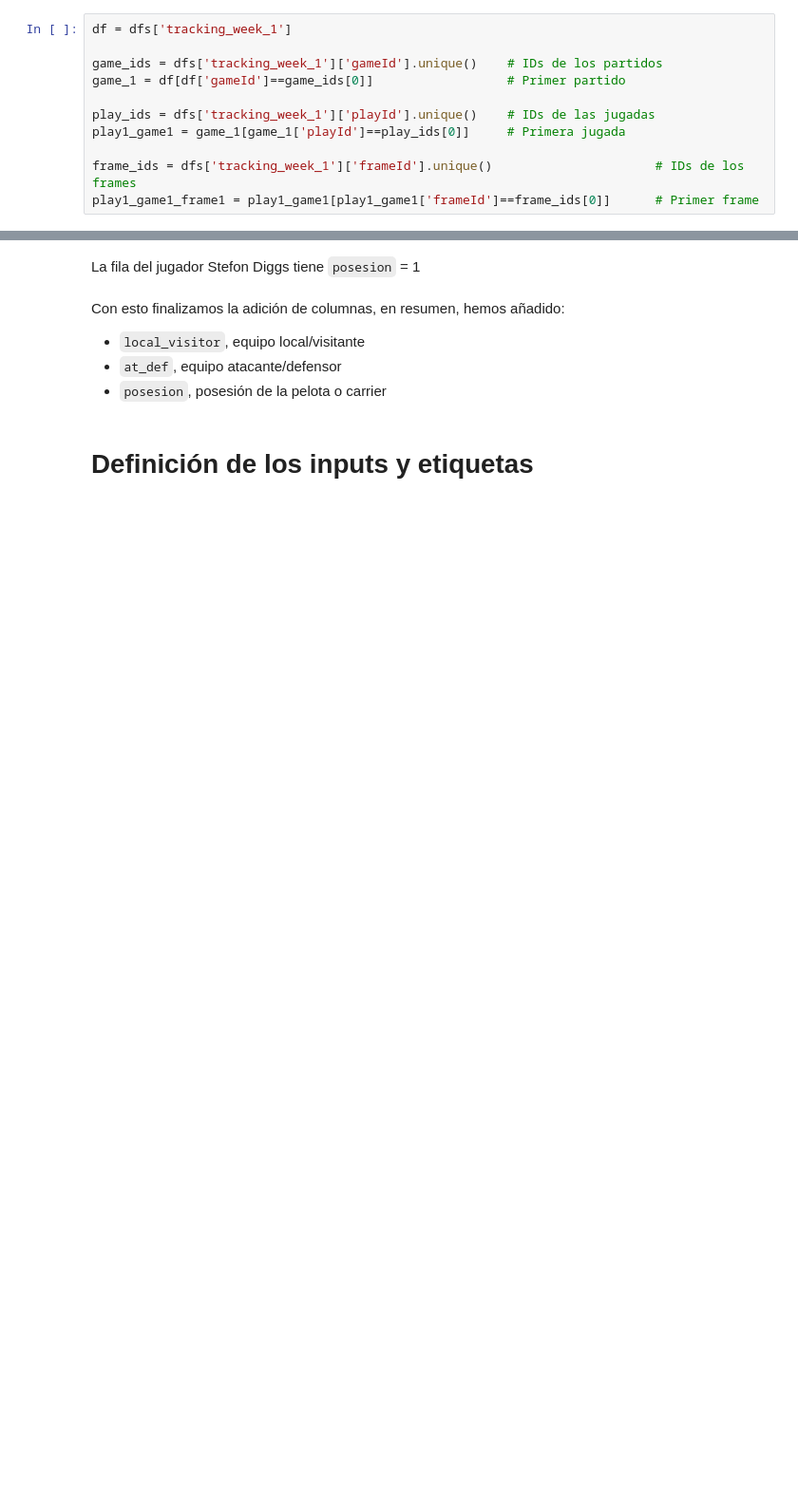
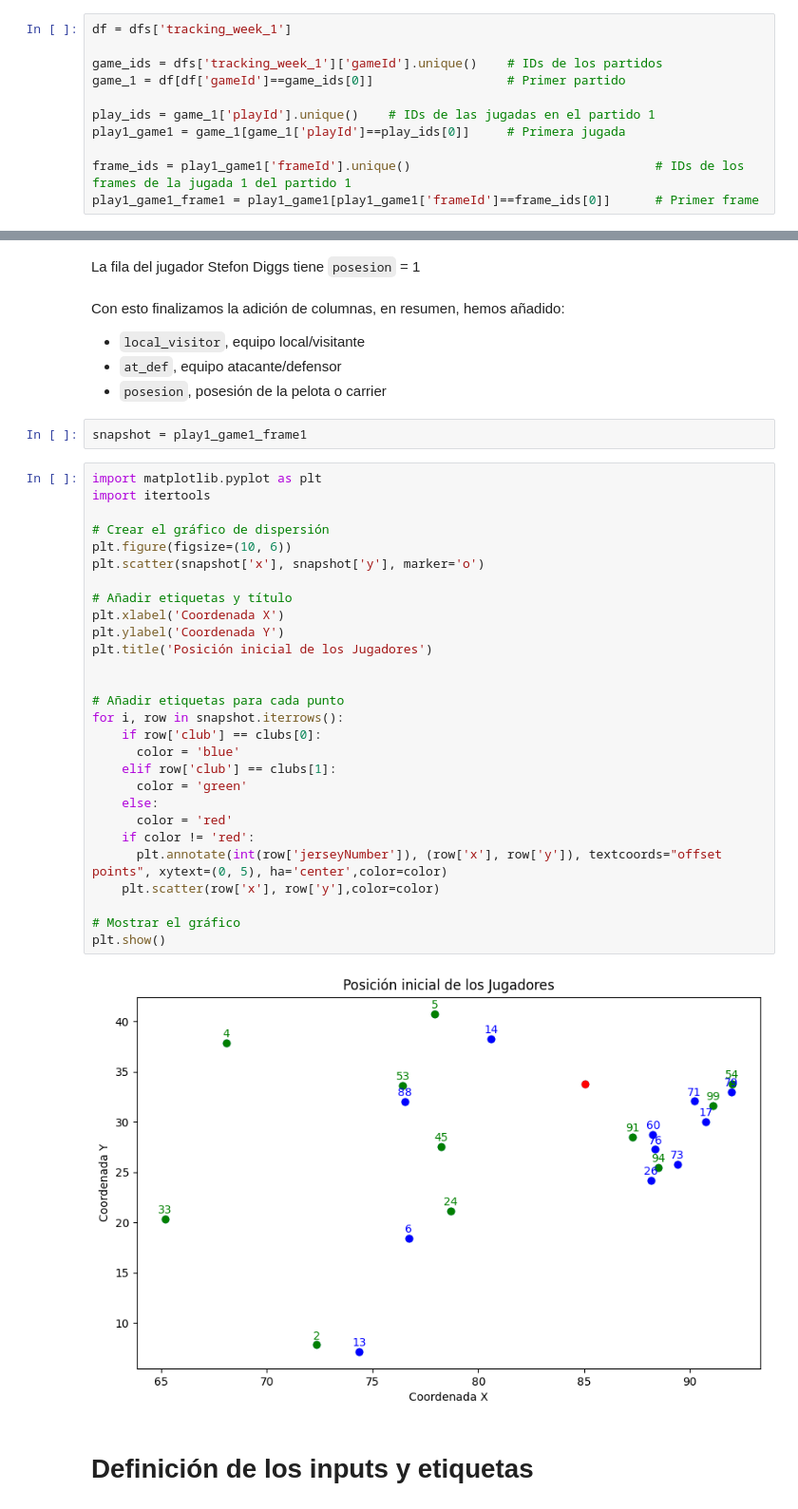
Before and after one commit to Alf-caput/NFL2022_TacklePredictNN, a Jupyter notebook: anruki.ipynb, the cells around one changed output, grey strips where cells are left out. Shown at 95% size. Cells and saved outputs as stored; diff of their text form; blank space fills up the shorter version.

Commit message:
correccion fallo en play_ids

```diff
--- a/anruki.ipynb
+++ b/anruki.ipynb
@@ -253,8 +253,8 @@ df = dfs['tracking_week_1']
 game_ids = dfs['tracking_week_1']['gameId'].unique()    # IDs de los partidos
 game_1 = df[df['gameId']==game_ids[0]]                  # Primer partido
 
-play_ids = dfs['tracking_week_1']['playId'].unique()    # IDs de las jugadas
+play_ids = game_1['playId'].unique()    # IDs de las jugadas en el partido 1
 play1_game1 = game_1[game_1['playId']==play_ids[0]]     # Primera jugada
 
-frame_ids = dfs['tracking_week_1']['frameId'].unique()                      # IDs de los frames
+frame_ids = play1_game1['frameId'].unique()                                 # IDs de los frames de la jugada 1 del partido 1
 play1_game1_frame1 = play1_game1[play1_game1['frameId']==frame_ids[0]]      # Primer frame
@@ -380,5 +392,37 @@ Con esto finalizamos la adición de columnas, en resumen, hemos añadido:
 - `local_visitor`, equipo local/visitante
 - `at_def`, equipo atacante/defensor
 - `posesion`, posesión de la pelota o carrier
+# %%
+snapshot = play1_game1_frame1
+# %%
+import matplotlib.pyplot as plt
+import itertools
+
+# Crear el gráfico de dispersión
+plt.figure(figsize=(10, 6))
+plt.scatter(snapshot['x'], snapshot['y'], marker='o')
+
+# Añadir etiquetas y título
+plt.xlabel('Coordenada X')
+plt.ylabel('Coordenada Y')
+plt.title('Posición inicial de los Jugadores')
+
+
+# Añadir etiquetas para cada punto
+for i, row in snapshot.iterrows():
+    if row['club'] == clubs[0]:
+      color = 'blue'
+    elif row['club'] == clubs[1]:
+      color = 'green'
+    else:
+      color = 'red'
+    if color != 'red':
+      plt.annotate(int(row['jerseyNumber']), (row['x'], row['y']), textcoords="offset points", xytext=(0, 5), ha='center',color=color)
+    plt.scatter(row['x'], row['y'],color=color)
+
+# Mostrar el gráfico
+plt.show()
+# %% [output]
+[figure, added]
 # %% [markdown]
 # Definición de los inputs y etiquetas
```
Also changed, not shown: parts of 5 cells of this notebook.
